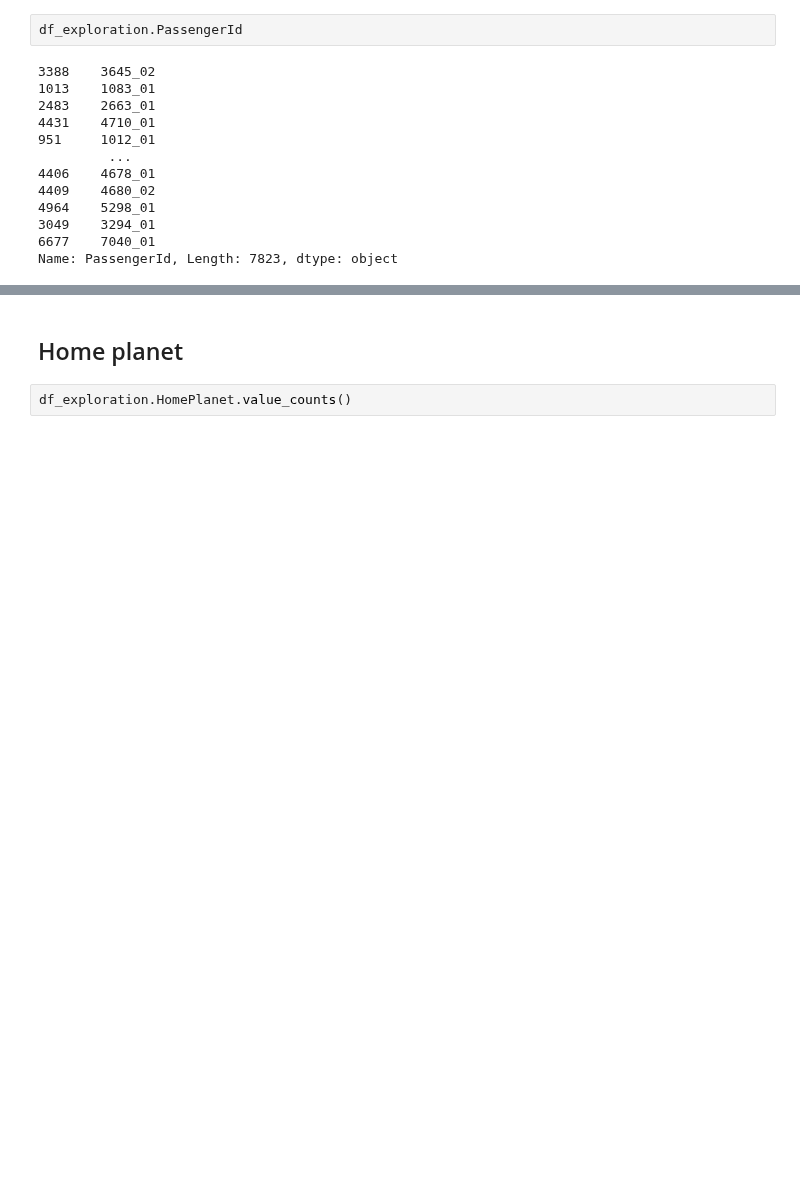
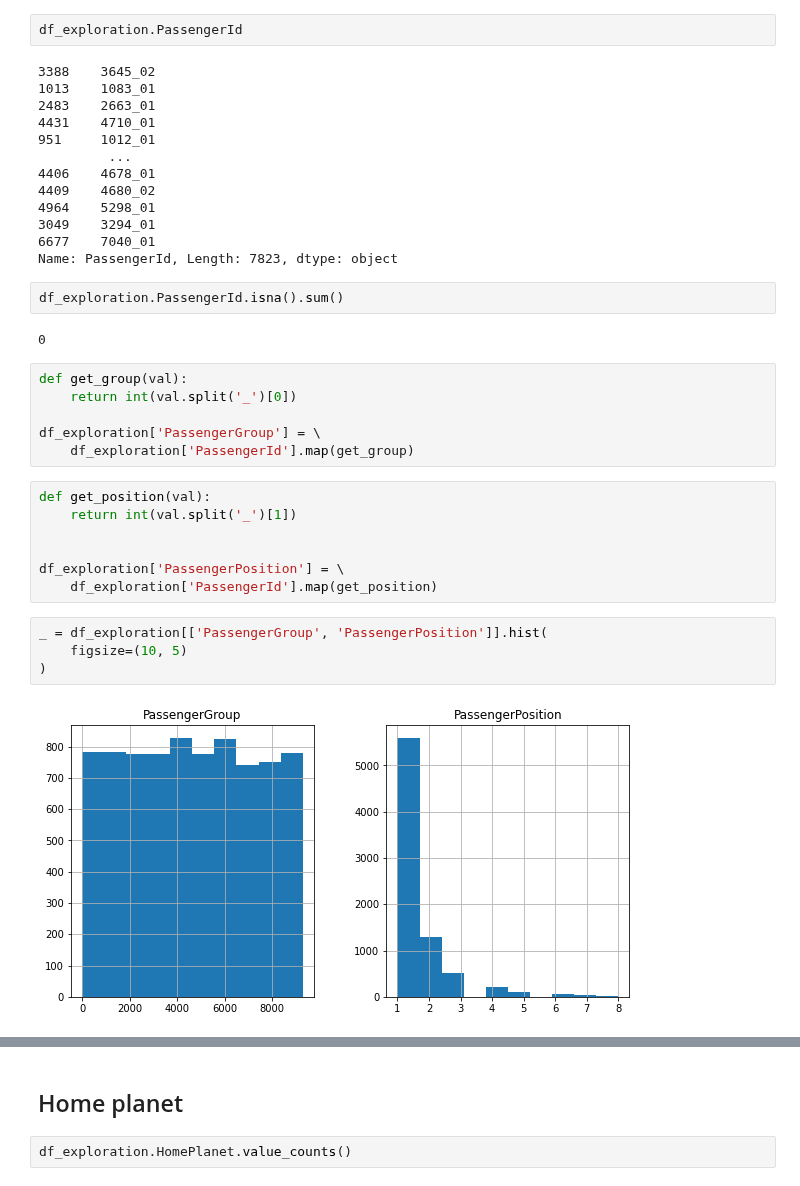
Before and after one commit to PashaIanko/Kaggle.Spaceship-Titanic, a Jupyter notebook: 1_data_exploration.ipynb, the cells around one changed output, grey strips where cells are left out. Cells and saved outputs as stored; diff of their text form; blank space fills up the shorter version.

Commit message:
explored 3 new features (Group, Position in group, IsSingleInGroup)

```diff
--- a/1_data_exploration.ipynb
+++ b/1_data_exploration.ipynb
@@ -303,3 +320,26 @@ df_exploration.PassengerId
 3049    3294_01
 6677    7040_01
 Name: PassengerId, Length: 7823, dtype: object
+# %%
+df_exploration.PassengerId.isna().sum()
+# %% [output]
+0
+# %%
+def get_group(val):
+    return int(val.split('_')[0])
+
+df_exploration['PassengerGroup'] = \
+    df_exploration['PassengerId'].map(get_group)
+# %%
+def get_position(val):
+    return int(val.split('_')[1])
+
+
+df_exploration['PassengerPosition'] = \
+    df_exploration['PassengerId'].map(get_position)
+# %%
+_ = df_exploration[['PassengerGroup', 'PassengerPosition']].hist(
+    figsize=(10, 5)
+)
+# %% [output]
+[figure, added]
```
Also changed, not shown: parts of 10 cells of this notebook.
